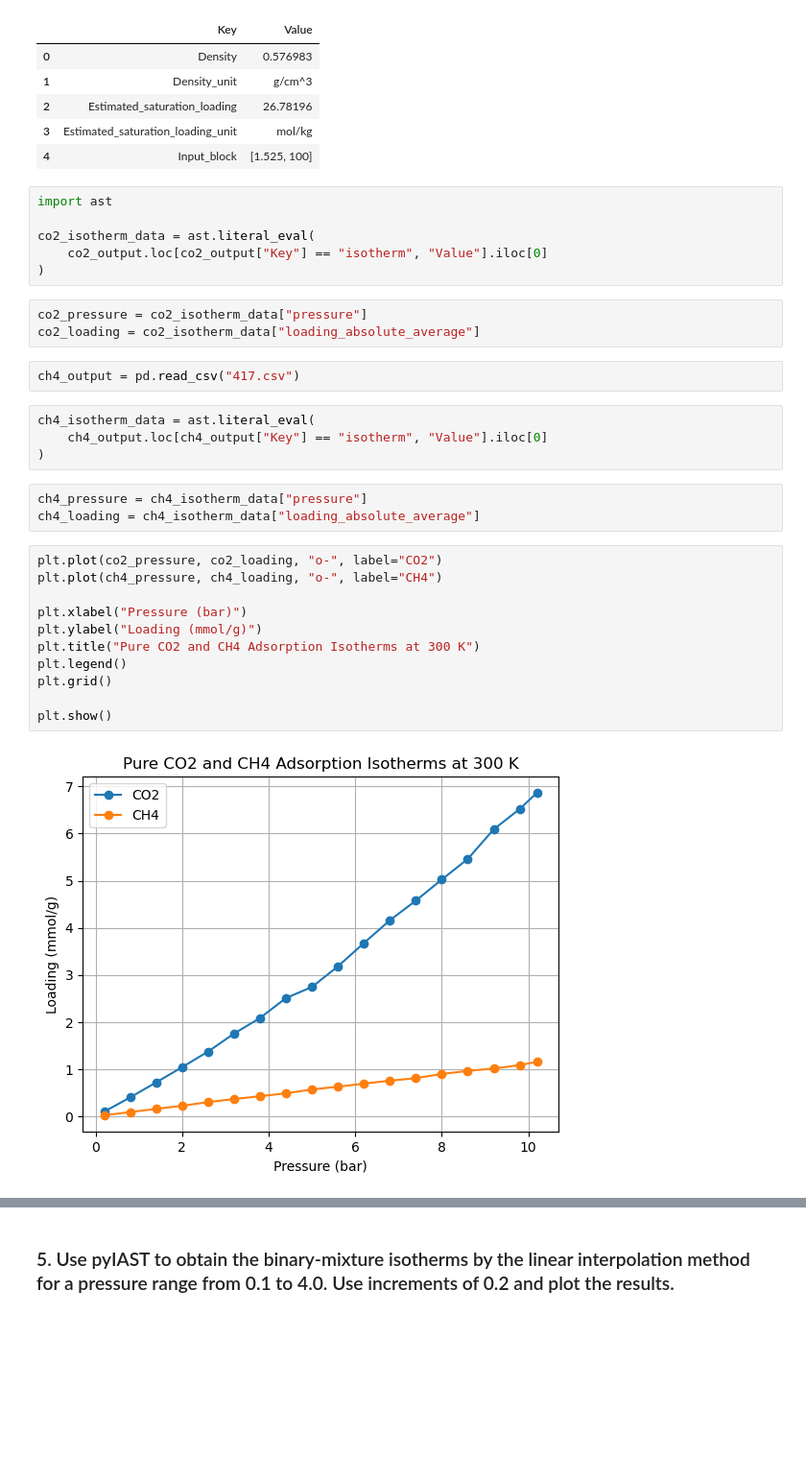
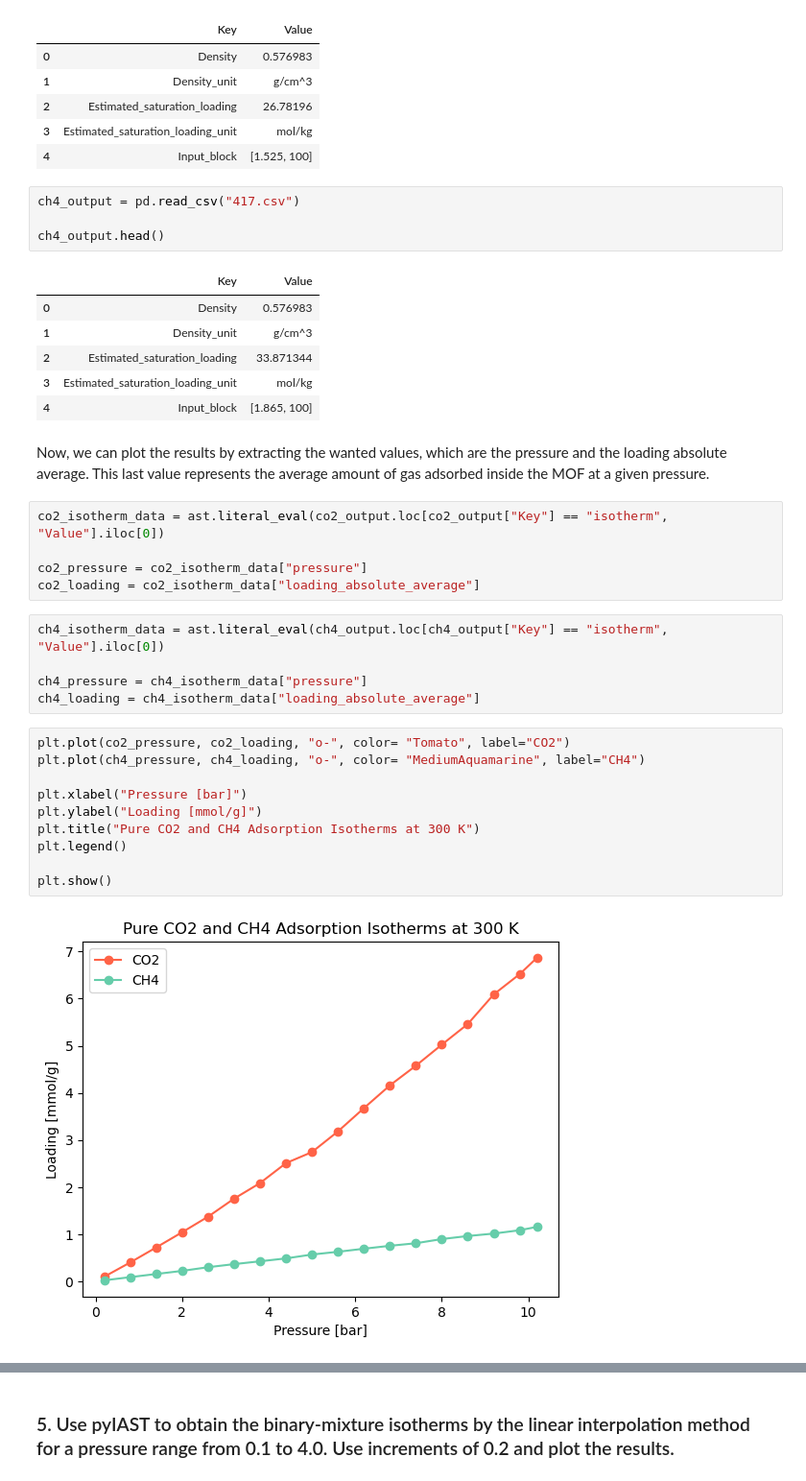
Before and after one commit to taistt/modeling-lab, a Jupyter notebook: GroupL_Block2_assignment2.ipynb, the cells around one changed output, grey strips where cells are left out. Shown at 96% size. Saved outputs shown, nothing was run; the diff lists cells and outputs as text; blank space fills up the shorter version.

```diff
--- a/GroupL_Block2_assignment2.ipynb
+++ b/GroupL_Block2_assignment2.ipynb
@@ -65,37 +57,41 @@ co2_output.head()
 | 2 | Estimated_saturation_loading | 26.78196 |
 | 3 | Estimated_saturation_loading_unit | mol/kg |
 | 4 | Input_block | [1.525, 100] |
+# %%
+ch4_output = pd.read_csv("417.csv")
+
+ch4_output.head()
+# %% [output]
+|  | Key | Value |
+| 0 | Density | 0.576983 |
+| 1 | Density_unit | g/cm^3 |
+| 2 | Estimated_saturation_loading | 33.871344 |
+| 3 | Estimated_saturation_loading_unit | mol/kg |
+| 4 | Input_block | [1.865, 100] |
+# %% [markdown]
+Now, we can plot the results by extracting the wanted values, which are the pressure and the loading absolute average. This last value represents the average amount of gas adsorbed inside the MOF at a given pressure.
 # %%
-import ast
+co2_isotherm_data = ast.literal_eval(co2_output.loc[co2_output["Key"] == "isotherm", "Value"].iloc[0])
 
-co2_isotherm_data = ast.literal_eval(
-    co2_output.loc[co2_output["Key"] == "isotherm", "Value"].iloc[0]
-)
+co2_pressure = co2_isotherm_data["pressure"]
+co2_loading = co2_isotherm_data["loading_absolute_average"]
-# %%
-co2_pressure = co2_isotherm_data["pressure"]
-co2_loading = co2_isotherm_data["loading_absolute_average"]
 # %%
-ch4_output = pd.read_csv("417.csv")
+ch4_isotherm_data = ast.literal_eval(ch4_output.loc[ch4_output["Key"] == "isotherm", "Value"].iloc[0])
+
+ch4_pressure = ch4_isotherm_data["pressure"]
+ch4_loading = ch4_isotherm_data["loading_absolute_average"]
-# %%
-ch4_isotherm_data = ast.literal_eval(
-    ch4_output.loc[ch4_output["Key"] == "isotherm", "Value"].iloc[0]
-)
-# %%
-ch4_pressure = ch4_isotherm_data["pressure"]
-ch4_loading = ch4_isotherm_data["loading_absolute_average"]
 # %%
-plt.plot(co2_pressure, co2_loading, "o-", label="CO2")
-plt.plot(ch4_pressure, ch4_loading, "o-", label="CH4")
+plt.plot(co2_pressure, co2_loading, "o-", color= "Tomato", label="CO2")
+plt.plot(ch4_pressure, ch4_loading, "o-", color= "MediumAquamarine", label="CH4")
 
-plt.xlabel("Pressure (bar)")
-plt.ylabel("Loading (mmol/g)")
+plt.xlabel("Pressure [bar]")
+plt.ylabel("Loading [mmol/g]")
 plt.title("Pure CO2 and CH4 Adsorption Isotherms at 300 K")
 plt.legend()
-plt.grid()
 
 plt.show()
 # %% [output]
-[figure, old version]
+[figure, new version]
 # %% [markdown]
 The pure-component adsorption isotherms at $300\ \mathrm{K}$ show that the loading of both $CO_2$ and $CH_4$ increases with pressure. However, $CO_2$ is adsorbed in significantly larger amounts than $CH_4$ over the entire investigated pressure range.
 
```
Also changed, not shown: parts of 20 cells of this notebook, 1 other file.
